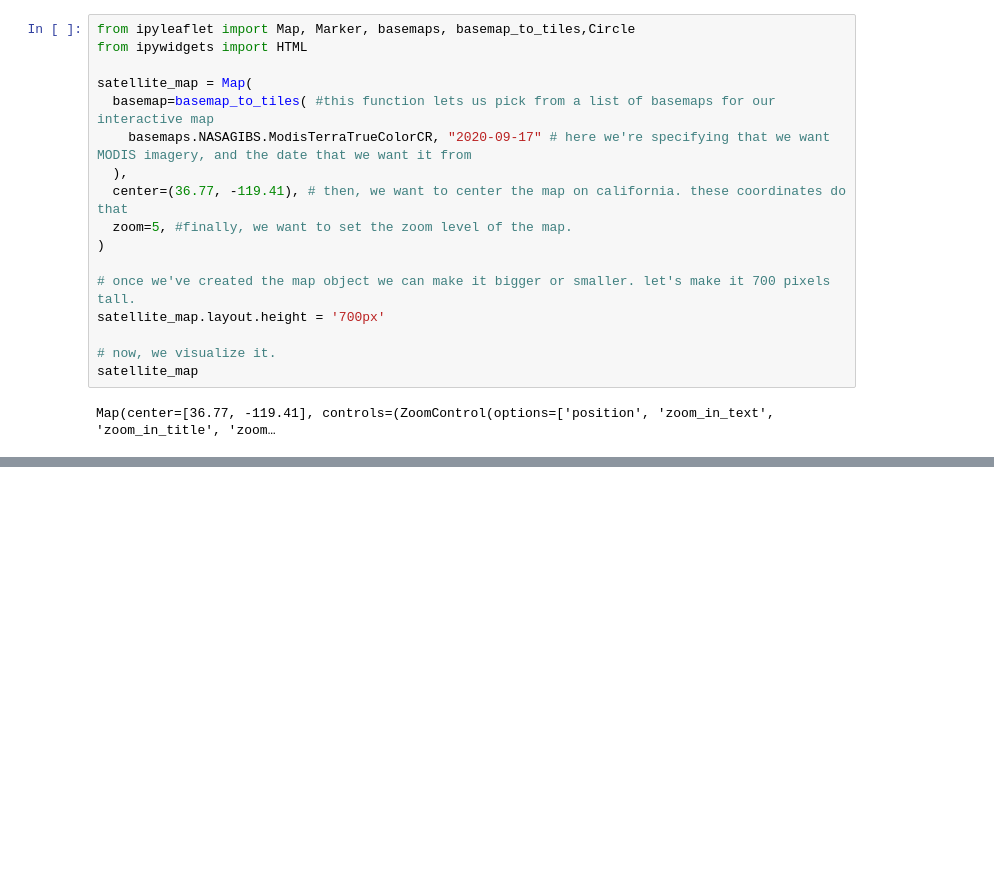
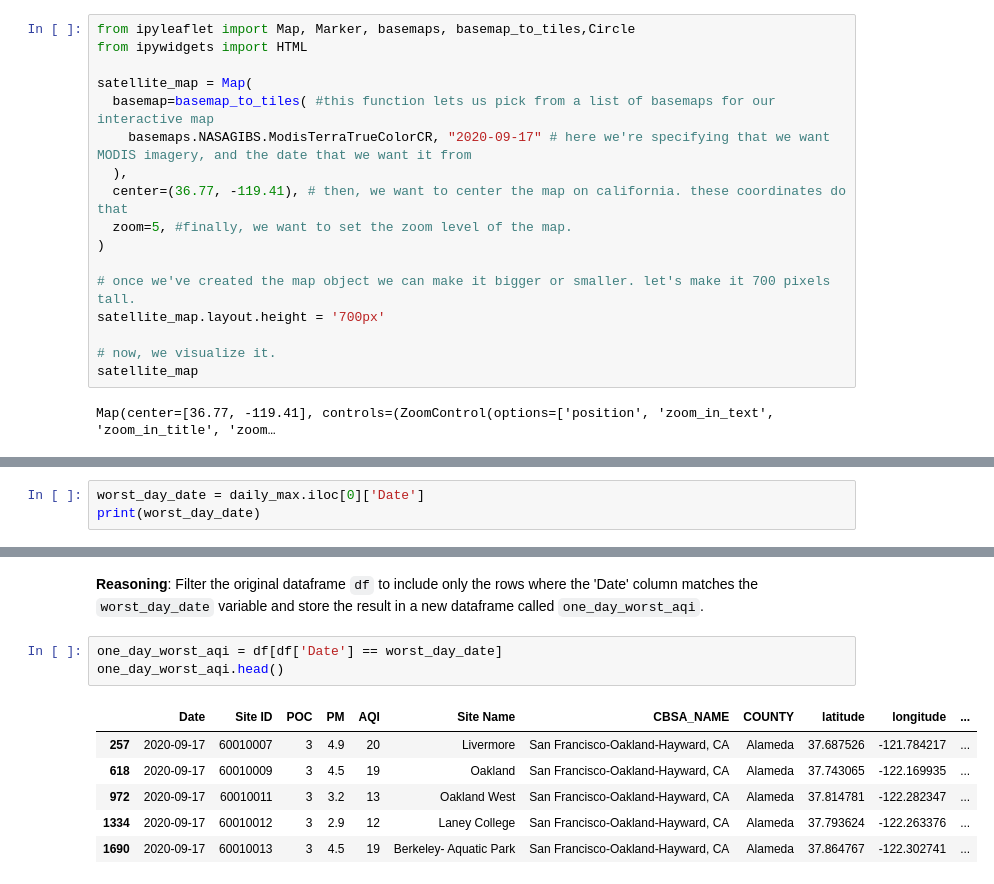
Before and after one commit to louisaliu173-glitch/QM2, a Jupyter notebook: notebooks/W03. Spatial Data.ipynb, the cells around one changed output, grey strips where cells are left out. Drawn from its saved outputs; the diff is of its cells as text; blank space fills up the shorter version.

```diff
--- a/notebooks/W03. Spatial Data.ipynb
+++ b/notebooks/W03. Spatial Data.ipynb
@@ -685,0 +692,3 @@ print(f"The date with the highest maximum AQI across all sensors is: {worst_aqi_
+# %%
+worst_day_date = daily_max.iloc[0]['Date']
+print(worst_day_date)
@@ -685,0 +702,13 @@ print(f"The date with the highest maximum AQI across all sensors is: {worst_aqi_
+# %% [markdown]
+**Reasoning**:
+Filter the original dataframe `df` to include only the rows where the 'Date' column matches the `worst_day_date` variable and store the result in a new dataframe called `one_day_worst_aqi`.
+# %%
+one_day_worst_aqi = df[df['Date'] == worst_day_date]
+one_day_worst_aqi.head()
+# %% [output]
+|  | Date | Site ID | POC | PM | AQI | Site Name | CBSA_NAME | COUNTY | latitude | longitude | ... |
+| 257 | 2020-09-17 | 60010007 | 3 | 4.9 | 20 | Livermore | San Francisco-Oakland-Hayward, CA | Alameda | 37.687526 | -121.784217 | ... |
+| 618 | 2020-09-17 | 60010009 | 3 | 4.5 | 19 | Oakland | San Francisco-Oakland-Hayward, CA | Alameda | 37.743065 | -122.169935 | ... |
+| 972 | 2020-09-17 | 60010011 | 3 | 3.2 | 13 | Oakland West | San Francisco-Oakland-Hayward, CA | Alameda | 37.814781 | -122.282347 | ... |
+| 1334 | 2020-09-17 | 60010012 | 3 | 2.9 | 12 | Laney College | San Francisco-Oakland-Hayward, CA | Alameda | 37.793624 | -122.263376 | ... |
+| 1690 | 2020-09-17 | 60010013 | 3 | 4.5 | 19 | Berkeley- Aquatic Park | San Francisco-Oakland-Hayward, CA | Alameda | 37.864767 | -122.302741 | ... |
```
Also changed, not shown: parts of 19 cells of this notebook.
